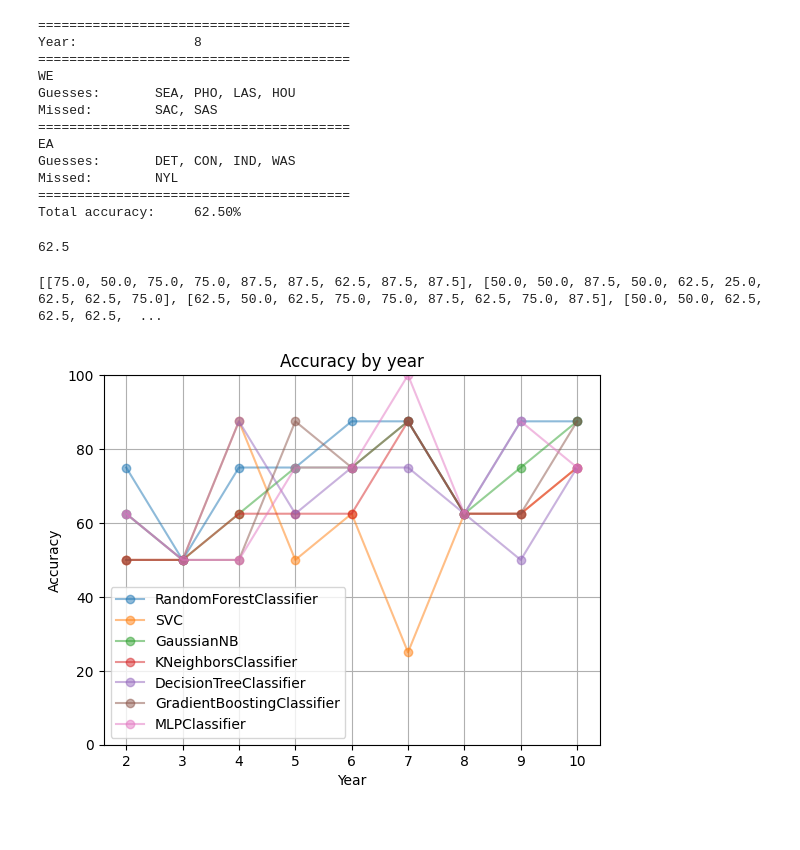
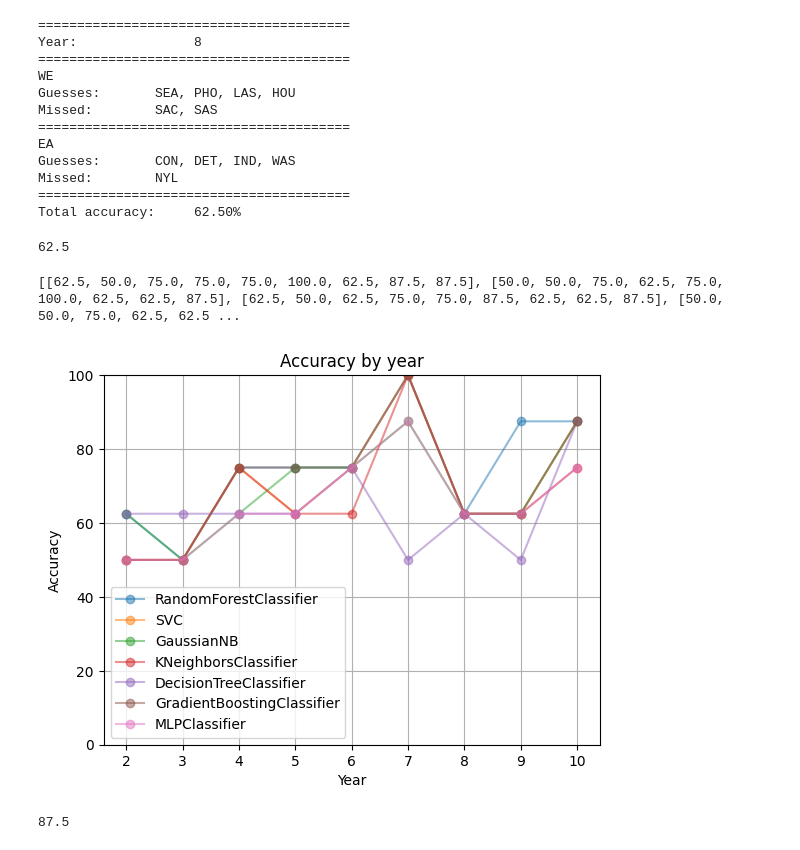
Before and after one commit to m21ark/ac, a Jupyter notebook: tmp.ipynb, the cells around one changed output. Cells and saved outputs as stored; diff of their text form; code cells hidden in the pictures.

Commit message:
fix pipeline

```diff
--- a/tmp.ipynb
+++ b/tmp.ipynb
@@ -55,7 +55,7 @@ def run_window_decay(model, year):
     #     ]
 
     clf = model()
-    decay_rate=0.1
+    decay_rate=2.5
     df_teams_merged = []
     test = []
     train = []
@@ -108,7 +108,7 @@ def run_window_decay(model, year):
     df_teams_merged['confID'] = df_teams_merged['confID'].replace({0: 'EA', 1 : 'WE'})
 
     # print the year and the predicted scores
-    #print(df_teams_merged[df_teams_merged['year'] == year][['tmID', 'confID', 'predictions', 'awards', 'offensive_strength']].sort_values(by='predictions', ascending=False))
+    # print(df_teams_merged[df_teams_merged['year'] == year][['tmID', 'confID', 'predictions', 'awards', 'offensive_strength']].sort_values(by='predictions', ascending=False))
 
 
     df_teams, ea_teams, we_teams = classify_playoff_entry(
@@ -123,7 +123,7 @@ def run_window_decay(model, year):
 
     return accuracy
 # %%
-pipeline_year(10,display_results=True)
+pipeline_year(8,display_results=True)
 # %% [output]
 ========================================
 Year:               8
@@ -133,7 +133,7 @@ Guesses:       SEA, PHO, LAS, HOU
 Missed:        SAC, SAS
 ========================================
 EA
-Guesses:       DET, CON, IND, WAS
+Guesses:       CON, DET, IND, WAS
 Missed:        NYL
 ========================================
 Total accuracy:     62.50%
@@ -148,36 +148,40 @@ def check_accuracy_by_year2(models):
     # Define the years
     years = list(range(2, 11))
 
     # Calculate accuracy for each year for each model
-    # for model in models:
-        # model_accs = [run_window_decay(model, year) for year in years]
-        # accs.append(model_accs)
-    accs = [[75.0, 50.0, 75.0, 75.0, 87.5, 87.5, 62.5, 87.5, 87.5], [50.0, 50.0, 87.5, 50.0, 62.5, 25.0, 62.5, 62.5, 75.0], [62.5, 50.0, 62.5, 75.0, 75.0, 87.5, 62.5, 75.0, 87.5], [50.0, 50.0, 62.5, 62.5, 62.5, 87.5, 62.5, 62.5, 75.0], [62.5, 50.0, 87.5, 62.5, 75.0, 75.0, 62.5, 50.0, 75.0], [50.0, 50.0, 50.0, 87.5, 75.0, 87.5, 62.5, 62.5, 87.5], [62.5, 50.0, 50.0, 75.0, 75.0, 100.0, 62.5, 87.5, 75.0]]
+    for model in models:
+        model_accs = [run_window_decay(model, year) for year in years]
+        accs.append(model_accs)
+    #accs = [[75.0, 50.0, 75.0, 75.0, 87.5, 87.5, 62.5, 87.5, 87.5], [50.0, 50.0, 87.5, 50.0, 62.5, 25.0, 62.5, 62.5, 75.0], [62.5, 50.0, 62.5, 75.0, 75.0, 87.5, 62.5, 75.0, 87.5], [50.0, 50.0, 62.5, 62.5, 62.5, 87.5, 62.5, 62.5, 75.0], [62.5, 50.0, 87.5, 62.5, 75.0, 75.0, 62.5, 50.0, 75.0], [50.0, 50.0, 50.0, 87.5, 75.0, 87.5, 62.5, 62.5, 87.5], [62.5, 50.0, 50.0, 75.0, 75.0, 100.0, 62.5, 87.5, 75.0]]
     print(accs)
 
     # Plot the accuracy line graphs for each model
     for i, model_acc in enumerate(accs):
         plt.plot(years, model_acc, label=f"{type(models[i]()).__name__ }", marker='o', linestyle='-', alpha=0.5)
 
     # Add labels for each data point
     # for i, model_acc in enumerate(accs):
     #     for j, acc in enumerate(model_acc):
     #         plt.text(years[j], acc, f"{acc:.2f}", ha="center", va="bottom")
 
     # Add legend
     plt.legend()
 
     # Set Y-axis limits
     plt.ylim(0, 100)
 
     plt.xlabel("Year")
     plt.ylabel("Accuracy")
     plt.title("Accuracy by year")
     plt.grid(True)
 
     plt.show()
 
 check_accuracy_by_year2(models)
 # %% [output]
-[[75.0, 50.0, 75.0, 75.0, 87.5, 87.5, 62.5, 87.5, 87.5], [50.0, 50.0, 87.5, 50.0, 62.5, 25.0, 62.5, 62.5, 75.0], [62.5, 50.0, 62.5, 75.0, 75.0, 87.5, 62.5, 75.0, 87.5], [50.0, 50.0, 62.5, 62.5, 62.5,  ...
+[[62.5, 50.0, 75.0, 75.0, 75.0, 100.0, 62.5, 87.5, 87.5], [50.0, 50.0, 75.0, 62.5, 75.0, 100.0, 62.5, 62.5, 87.5], [62.5, 50.0, 62.5, 75.0, 75.0, 87.5, 62.5, 62.5, 87.5], [50.0, 50.0, 75.0, 62.5, 62.5 ...
-[figure, old version]
+[figure, new version]
+# %%
+run_window_decay(models[0], 10)
+# %% [output]
+87.5
```
Also changed, not shown: 1 other file.
